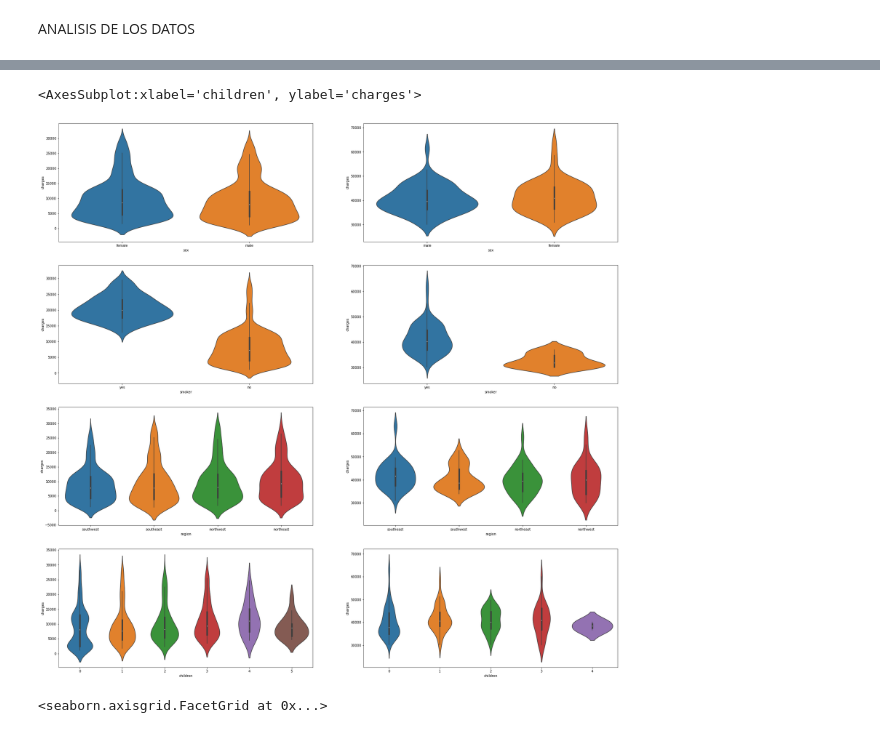
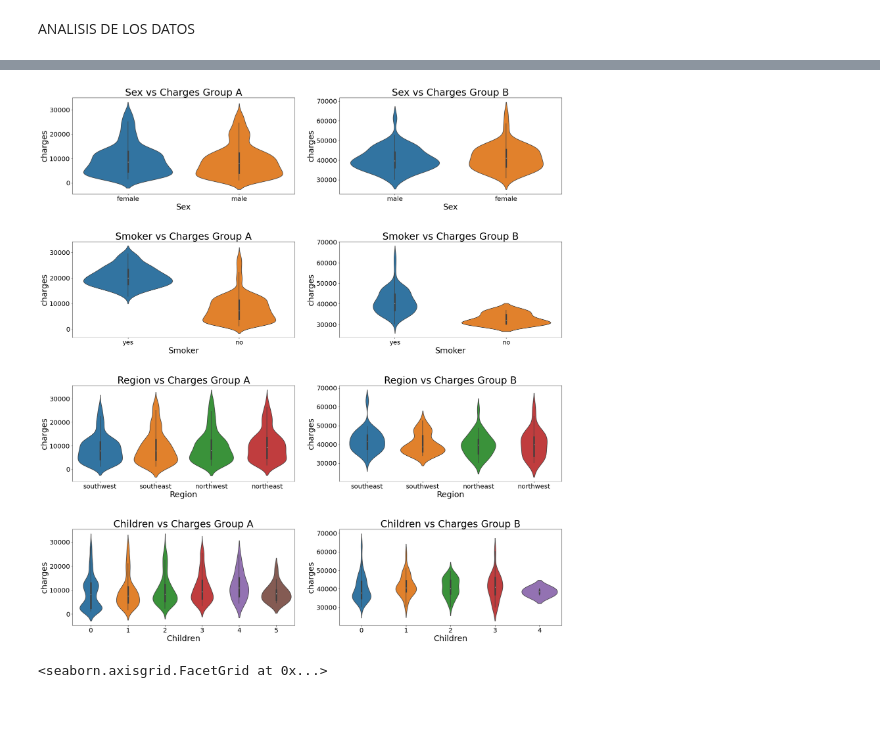
Before and after one commit to Ismaelpbla/Medical_Insurance_costs, a Jupyter notebook: script.ipynb, the cells around one changed output, grey strips where cells are left out. Saved outputs shown, nothing was run; the diff lists cells and outputs as text; code cells hidden in the pictures.

```diff
--- a/script.ipynb
+++ b/script.ipynb
@@ -279,24 +322,56 @@ sns.countplot(charges_outliers.children)
 # %%
 plt.figure(figsize=(30,30))
 plt.subplot(4,2,1)
 sns.violinplot(data=charges_standard, x='sex', y='charges')
+plt.title('Sex vs Charges Group A', fontsize=30)
+plt.ylabel('charges', fontsize=25)
+plt.xlabel('Sex', fontsize=25)
+plt.tick_params(axis='both',labelsize=20)
 plt.subplot(4,2,2)
 sns.violinplot(data=charges_outliers, x='sex', y='charges')
+plt.title('Sex vs Charges Group B', fontsize=30)
+plt.ylabel('charges', fontsize=25)
+plt.xlabel('Sex', fontsize=25)
+plt.tick_params(axis='both',labelsize=20)
 plt.subplot(4,2,3)
 sns.violinplot(data=charges_standard, x='smoker', y='charges')
+plt.title('Smoker vs Charges Group A', fontsize=30)
+plt.ylabel('charges', fontsize=25)
+plt.xlabel('Smoker', fontsize=25)
+plt.tick_params(axis='both',labelsize=20)
 plt.subplot(4,2,4)
 sns.violinplot(data=charges_outliers, x='smoker', y='charges')
+plt.title('Smoker vs Charges Group B', fontsize=30)
+plt.ylabel('charges', fontsize=25)
+plt.xlabel('Smoker', fontsize=25)
+plt.tick_params(axis='both',labelsize=20)
 plt.subplot(4,2,5)
 sns.violinplot(data=charges_standard, x='region', y='charges')
+plt.title('Region vs Charges Group A', fontsize=30)
+plt.ylabel('charges', fontsize=25)
+plt.xlabel('Region', fontsize=25)
+plt.tick_params(axis='both',labelsize=20)
 plt.subplot(4,2,6)
 sns.violinplot(data=charges_outliers, x='region', y='charges')
+plt.title('Region vs Charges Group B', fontsize=30)
+plt.ylabel('charges', fontsize=25)
+plt.xlabel('Region', fontsize=25)
+plt.tick_params(axis='both',labelsize=20)
 plt.subplot(4,2,7)
 sns.violinplot(data=charges_standard, x='children', y='charges')
+plt.title('Children vs Charges Group A', fontsize=30)
+plt.ylabel('charges', fontsize=25)
+plt.xlabel('Children', fontsize=25)
+plt.tick_params(axis='both',labelsize=20)
 plt.subplot(4,2,8)
 sns.violinplot(data=charges_outliers, x='children', y='charges')
+plt.title('Children vs Charges Group B', fontsize=30)
+plt.ylabel('charges', fontsize=25)
+plt.xlabel('Children', fontsize=25)
+plt.tick_params(axis='both',labelsize=20)
+plt.subplots_adjust(left=0.2, hspace=0.5)
 # %% [output]
-<AxesSubplot:xlabel='children', ylabel='charges'>
-[figure, old version]
+[figure, new version]
 # %%
 
 sns.lmplot(x='bmi', y='charges', hue='smoker', data=charges_standard)
```
Also changed, not shown: parts of 10 cells of this notebook.
